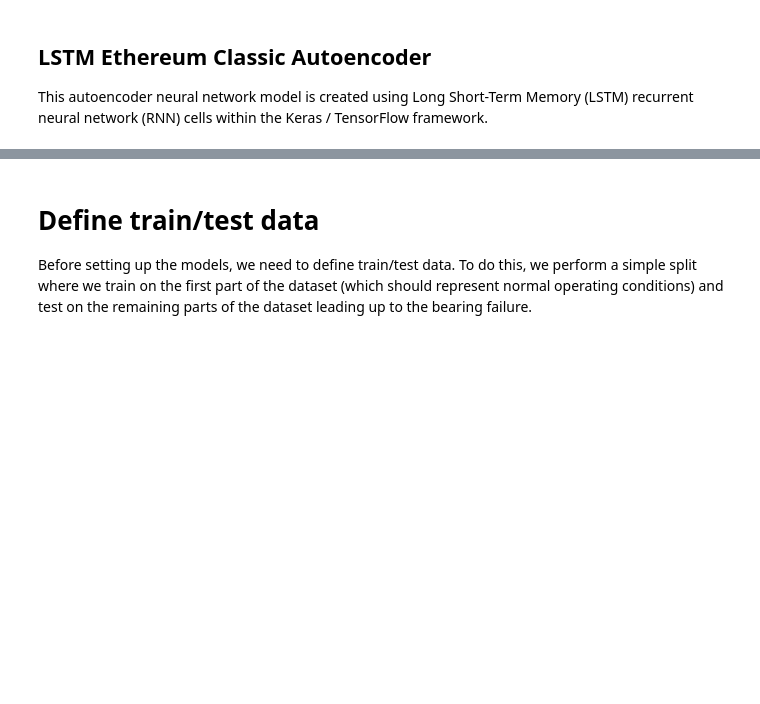
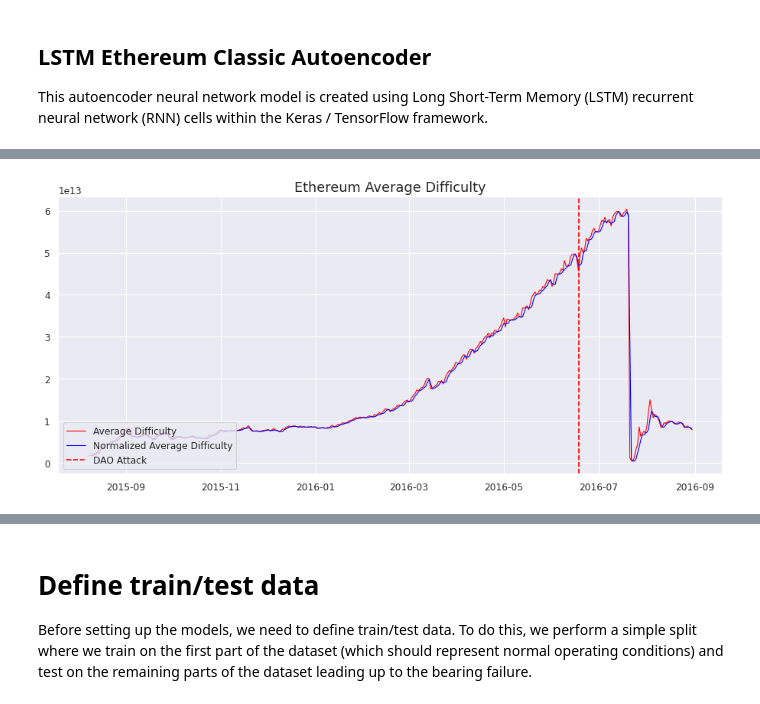
Before and after one commit to Makalfo/DAO-Attack-Anomaly-Detection, a Jupyter notebook: LSTM_Ethereum_Classic.ipynb, the cells around one changed output, grey strips where cells are left out. Saved outputs shown, nothing was run; the diff lists cells and outputs as text; code cells hidden in the pictures; blank space fills up the shorter version.

```diff
--- a/LSTM_Ethereum_Classic.ipynb
+++ b/LSTM_Ethereum_Classic.ipynb
@@ -65,0 +181,11 @@ df
+# %%
+# Average Difficulty
+fig, ax = plt.subplots(figsize=(14, 6), dpi=80)
+ax.plot(daily_df['date'], daily_df['average_difficulty'], label='Average Difficulty', color='red', animated = True, linewidth=1)
+ax.plot(daily_norm_df['date'], daily_norm_df['average_difficulty'], label='Normalized Average Difficulty', color='blue', animated = True, linewidth=1)
+plt.axvline(datetime.date(2016,6,18), color='red', linestyle='dashed', label='DAO Attack')
+plt.legend(loc='lower left')
+ax.set_title('Ethereum Average Difficulty', fontsize=16)
+plt.show()
+# %% [output]
+[figure, added]
```
Also changed, not shown: parts of 57 cells of this notebook, 1 other file.
